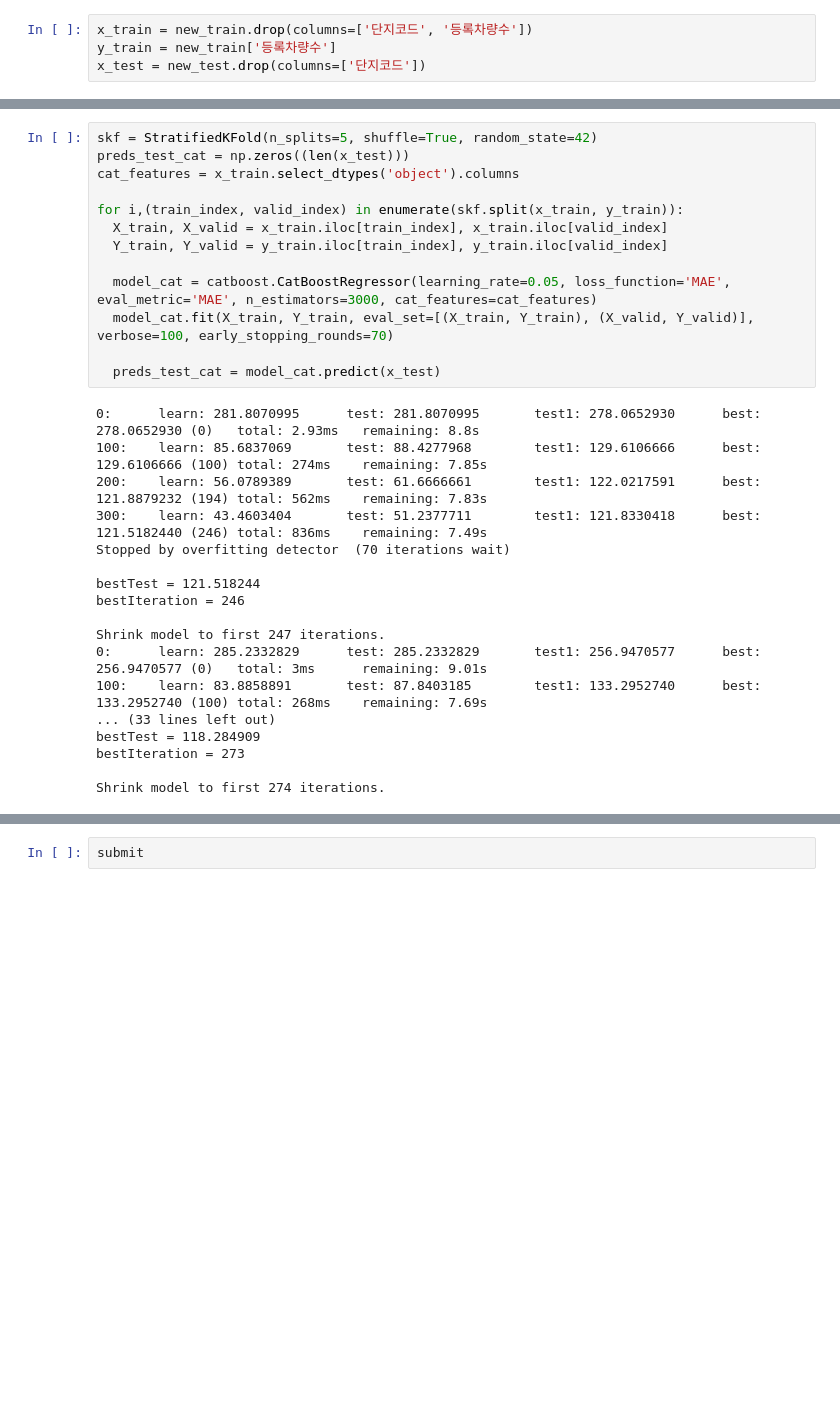
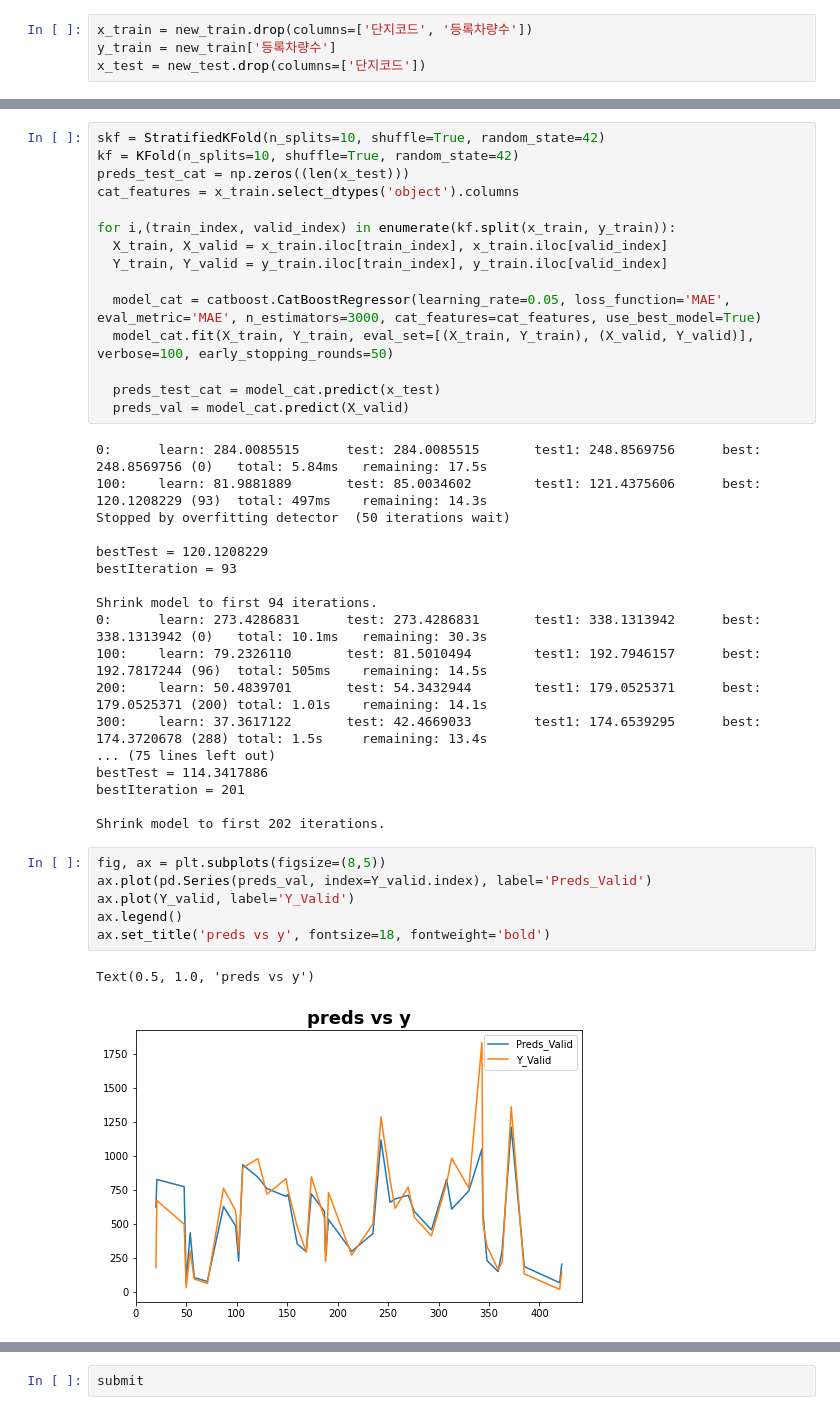
Before and after one commit to O-Kpy/Dacon, a Jupyter notebook: Dacon_주차수요_예측.ipynb, the cells around one changed output, grey strips where cells are left out. Drawn from its saved outputs; the diff is of its cells as text; blank space fills up the shorter version.

```diff
--- a/Dacon_주차수요_예측.ipynb
+++ b/Dacon_주차수요_예측.ipynb
@@ -348,31 +511,42 @@ import lightgbm
 # %%
-skf = StratifiedKFold(n_splits=5, shuffle=True, random_state=42)
+skf = StratifiedKFold(n_splits=10, shuffle=True, random_state=42)
+kf = KFold(n_splits=10, shuffle=True, random_state=42)
 preds_test_cat = np.zeros((len(x_test)))
 cat_features = x_train.select_dtypes('object').columns
 
-for i,(train_index, valid_index) in enumerate(skf.split(x_train, y_train)):
+for i,(train_index, valid_index) in enumerate(kf.split(x_train, y_train)):
   X_train, X_valid = x_train.iloc[train_index], x_train.iloc[valid_index]
   Y_train, Y_valid = y_train.iloc[train_index], y_train.iloc[valid_index]
 
-  model_cat = catboost.CatBoostRegressor(learning_rate=0.05, loss_function='MAE', eval_metric='MAE', n_estimators=3000, cat_features=cat_features)
-  model_cat.fit(X_train, Y_train, eval_set=[(X_train, Y_train), (X_valid, Y_valid)], verbose=100, early_stopping_rounds=70)
+  model_cat = catboost.CatBoostRegressor(learning_rate=0.05, loss_function='MAE', eval_metric='MAE', n_estimators=3000, cat_features=cat_features, use_best_model=True)
+  model_cat.fit(X_train, Y_train, eval_set=[(X_train, Y_train), (X_valid, Y_valid)], verbose=100, early_stopping_rounds=50)
 
   preds_test_cat = model_cat.predict(x_test)
+  preds_val = model_cat.predict(X_valid)
 # %% [output]
-0:      learn: 281.8070995      test: 281.8070995       test1: 278.0652930      best: 278.0652930 (0)   total: 2.93ms   remaining: 8.8s
-100:    learn: 85.6837069       test: 88.4277968        test1: 129.6106666      best: 129.6106666 (100) total: 274ms    remaining: 7.85s
-200:    learn: 56.0789389       test: 61.6666661        test1: 122.0217591      best: 121.8879232 (194) total: 562ms    remaining: 7.83s
-300:    learn: 43.4603404       test: 51.2377711        test1: 121.8330418      best: 121.5182440 (246) total: 836ms    remaining: 7.49s
-Stopped by overfitting detector  (70 iterations wait)
+0:      learn: 284.0085515      test: 284.0085515       test1: 248.8569756      best: 248.8569756 (0)   total: 5.84ms   remaining: 17.5s
+100:    learn: 81.9881889       test: 85.0034602        test1: 121.4375606      best: 120.1208229 (93)  total: 497ms    remaining: 14.3s
+Stopped by overfitting detector  (50 iterations wait)
 
-bestTest = 121.518244
-bestIteration = 246
+bestTest = 120.1208229
+bestIteration = 93
 
-Shrink model to first 247 iterations.
-0:      learn: 285.2332829      test: 285.2332829       test1: 256.9470577      best: 256.9470577 (0)   total: 3ms      remaining: 9.01s
-100:    learn: 83.8858891       test: 87.8403185        test1: 133.2952740      best: 133.2952740 (100) total: 268ms    remaining: 7.69s
-... (33 lines left out)
-bestTest = 118.284909
-bestIteration = 273
+Shrink model to first 94 iterations.
+0:      learn: 273.4286831      test: 273.4286831       test1: 338.1313942      best: 338.1313942 (0)   total: 10.1ms   remaining: 30.3s
+100:    learn: 79.2326110       test: 81.5010494        test1: 192.7946157      best: 192.7817244 (96)  total: 505ms    remaining: 14.5s
+200:    learn: 50.4839701       test: 54.3432944        test1: 179.0525371      best: 179.0525371 (200) total: 1.01s    remaining: 14.1s
+300:    learn: 37.3617122       test: 42.4669033        test1: 174.6539295      best: 174.3720678 (288) total: 1.5s     remaining: 13.4s
+... (75 lines left out)
+bestTest = 114.3417886
+bestIteration = 201
 
-Shrink model to first 274 iterations.
+Shrink model to first 202 iterations.
+# %%
+fig, ax = plt.subplots(figsize=(8,5))
+ax.plot(pd.Series(preds_val, index=Y_valid.index), label='Preds_Valid')
+ax.plot(Y_valid, label='Y_Valid')
+ax.legend()
+ax.set_title('preds vs y', fontsize=18, fontweight='bold')
+# %% [output]
+Text(0.5, 1.0, 'preds vs y')
+[figure, added]
```
Also changed, not shown: parts of 49 cells of this notebook.
